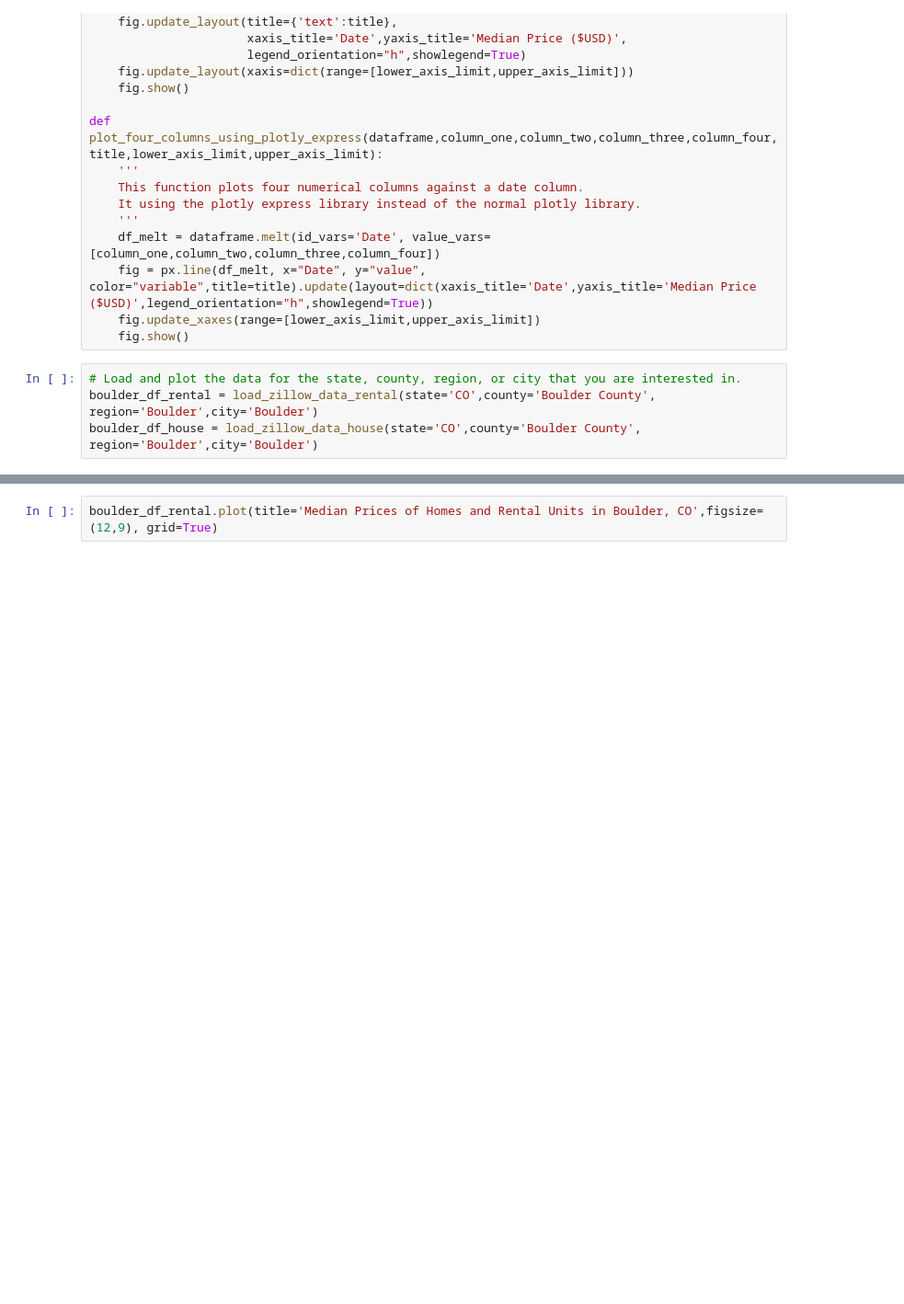
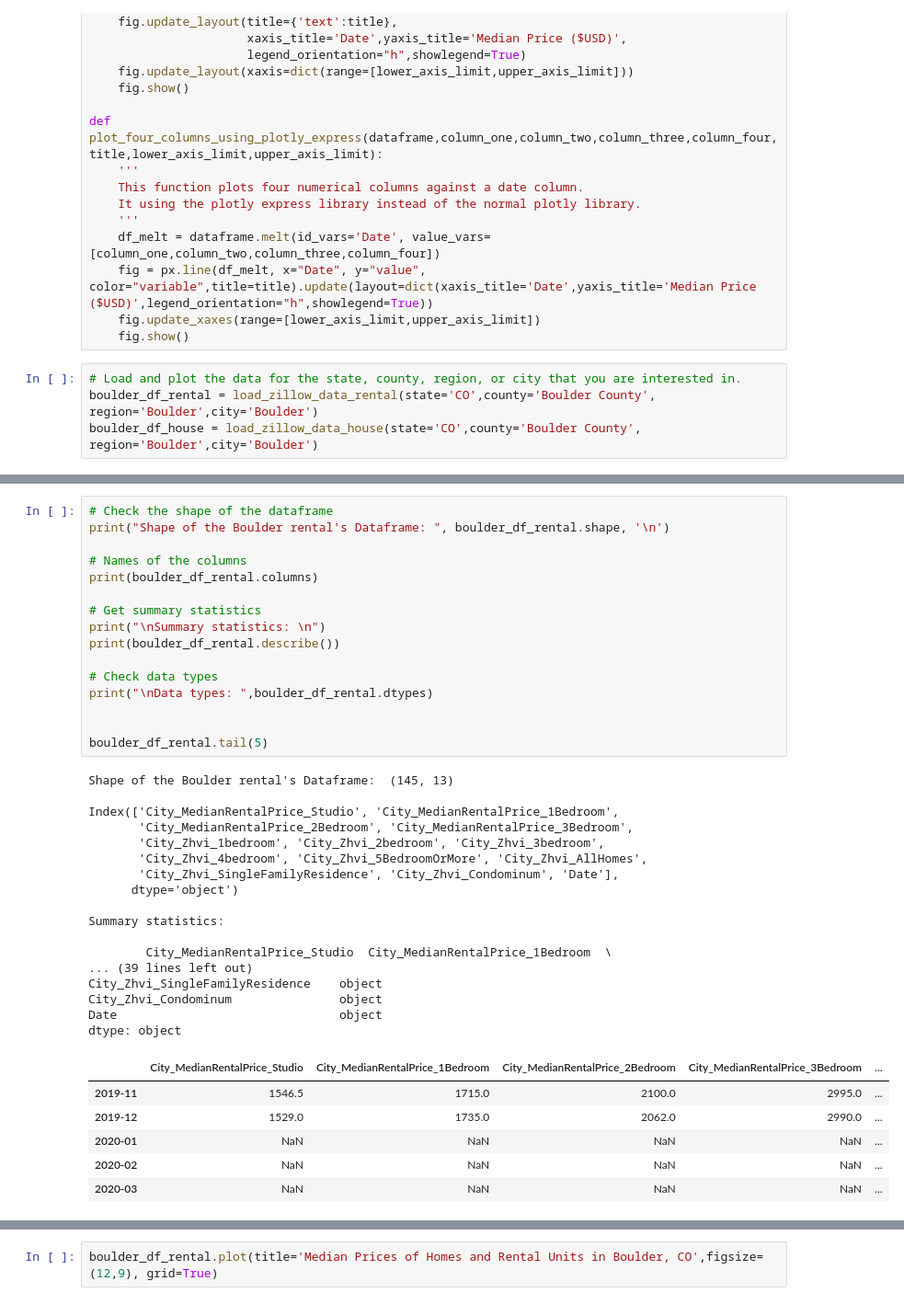
Before and after one commit to SUPERINTIALD/CSCI_4502_5502_Data_Mining_Final_Project, a Jupyter notebook: mineydiney.ipynb, the cells around one changed output, grey strips where cells are left out. Shown: that part at 92% size. Saved outputs shown, nothing was run; the diff lists cells and outputs as text; blank space fills up the shorter version.

```diff
--- a/mineydiney.ipynb
+++ b/mineydiney.ipynb
@@ -283,0 +287,40 @@ boulder_df_house = load_zillow_data_house(state='CO',county='Boulder County', re
+# %%
+# Check the shape of the dataframe
+print("Shape of the Boulder rental's Dataframe: ", boulder_df_rental.shape, '\n')
+
+# Names of the columns
+print(boulder_df_rental.columns)
+
+# Get summary statistics
+print("\nSummary statistics: \n")
+print(boulder_df_rental.describe())
+
+# Check data types
+print("\nData types: ",boulder_df_rental.dtypes)
+
+
+boulder_df_rental.tail(5)
+# %% [output]
+Shape of the Boulder rental's Dataframe:  (145, 13)
+
+Index(['City_MedianRentalPrice_Studio', 'City_MedianRentalPrice_1Bedroom',
+       'City_MedianRentalPrice_2Bedroom', 'City_MedianRentalPrice_3Bedroom',
+       'City_Zhvi_1bedroom', 'City_Zhvi_2bedroom', 'City_Zhvi_3bedroom',
+       'City_Zhvi_4bedroom', 'City_Zhvi_5BedroomOrMore', 'City_Zhvi_AllHomes',
+       'City_Zhvi_SingleFamilyResidence', 'City_Zhvi_Condominum', 'Date'],
+      dtype='object')
+
+Summary statistics:
+
+        City_MedianRentalPrice_Studio  City_MedianRentalPrice_1Bedroom  \
+... (39 lines left out)
+City_Zhvi_SingleFamilyResidence    object
+City_Zhvi_Condominum               object
+Date                               object
+dtype: object
+|  | City_MedianRentalPrice_Studio | City_MedianRentalPrice_1Bedroom | City_MedianRentalPrice_2Bedroom | City_MedianRentalPrice_3Bedroom | ... |
+| 2019-11 | 1546.5 | 1715.0 | 2100.0 | 2995.0 | ... |
+| 2019-12 | 1529.0 | 1735.0 | 2062.0 | 2990.0 | ... |
+| 2020-01 | NaN | NaN | NaN | NaN | ... |
+| 2020-02 | NaN | NaN | NaN | NaN | ... |
+| 2020-03 | NaN | NaN | NaN | NaN | ... |
```
Also changed, not shown: parts of 4 cells of this notebook.
